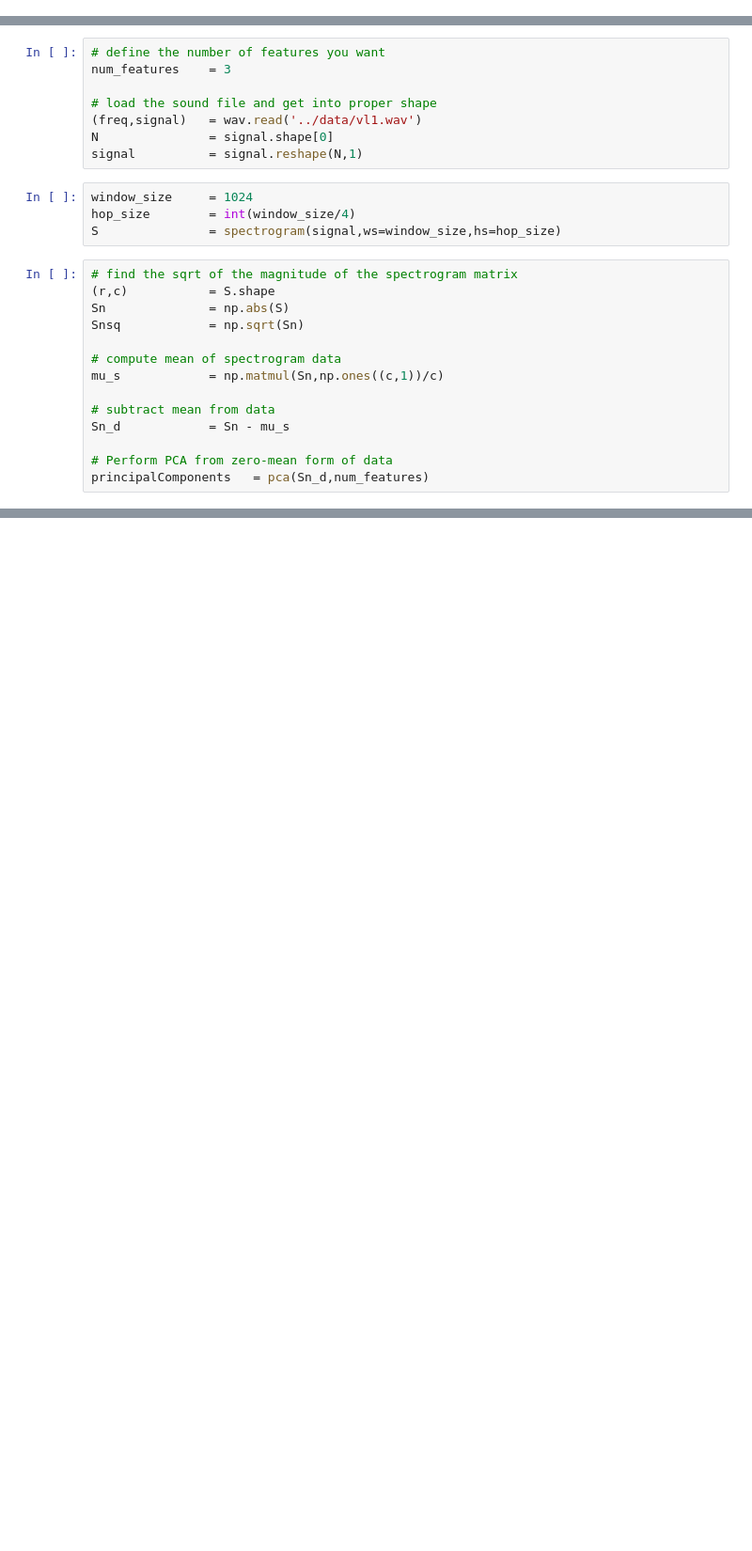
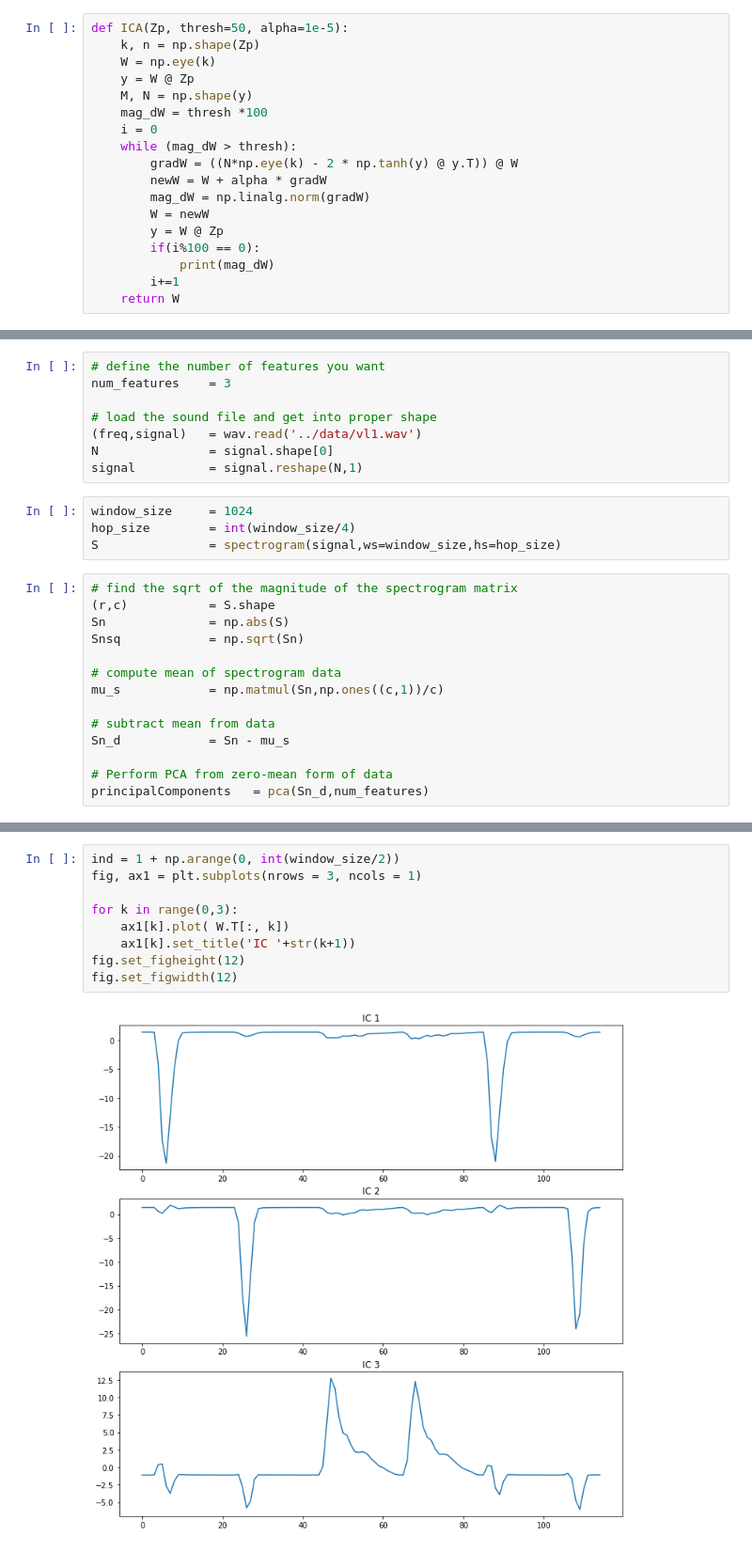
Before and after one commit to harrisnisar/CS598, a Jupyter notebook: HW2/Scripts/Problem 1.ipynb, the cells around one changed output, grey strips where cells are left out. Shown: that part at 94% size. Cells and saved outputs as stored; diff of their text form; blank space fills up the shorter version.

```diff
--- a/HW2/Scripts/Problem 1.ipynb
+++ b/HW2/Scripts/Problem 1.ipynb
@@ -102,0 +50,18 @@ def fastICA(whitenedData, alpha = 0.0001, thresh = 1e-12, maxSteps = 5000):
+# %%
+def ICA(Zp, thresh=50, alpha=1e-5):
+    k, n = np.shape(Zp)
+    W = np.eye(k)
+    y = W @ Zp
+    M, N = np.shape(y)
+    mag_dW = thresh *100
+    i = 0
+    while (mag_dW > thresh):
+        gradW = ((N*np.eye(k) - 2 * np.tanh(y) @ y.T)) @ W
+        newW = W + alpha * gradW
+        mag_dW = np.linalg.norm(gradW)
+        W = newW
+        y = W @ Zp
+        if(i%100 == 0):
+            print(mag_dW)
+        i+=1
+    return W
@@ -148 +159,12 @@ fig.set_figwidth(12)
+# %%
+ind = 1 + np.arange(0, int(window_size/2))
+fig, ax1 = plt.subplots(nrows = 3, ncols = 1)
+
+for k in range(0,3):
+    ax1[k].plot( W.T[:, k])
+    ax1[k].set_title('IC '+str(k+1))
+fig.set_figheight(12)
+fig.set_figwidth(12)
+# %% [output]
+[figure, added]
 # %%
```
Also changed, not shown: parts of 9 cells of this notebook, 3 other files.
